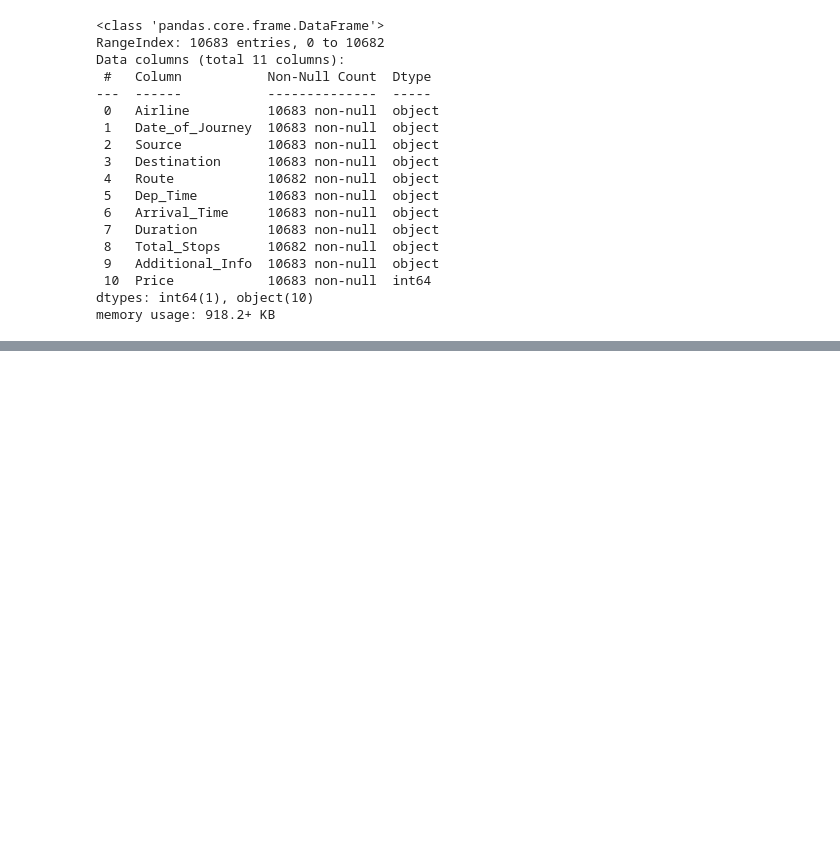
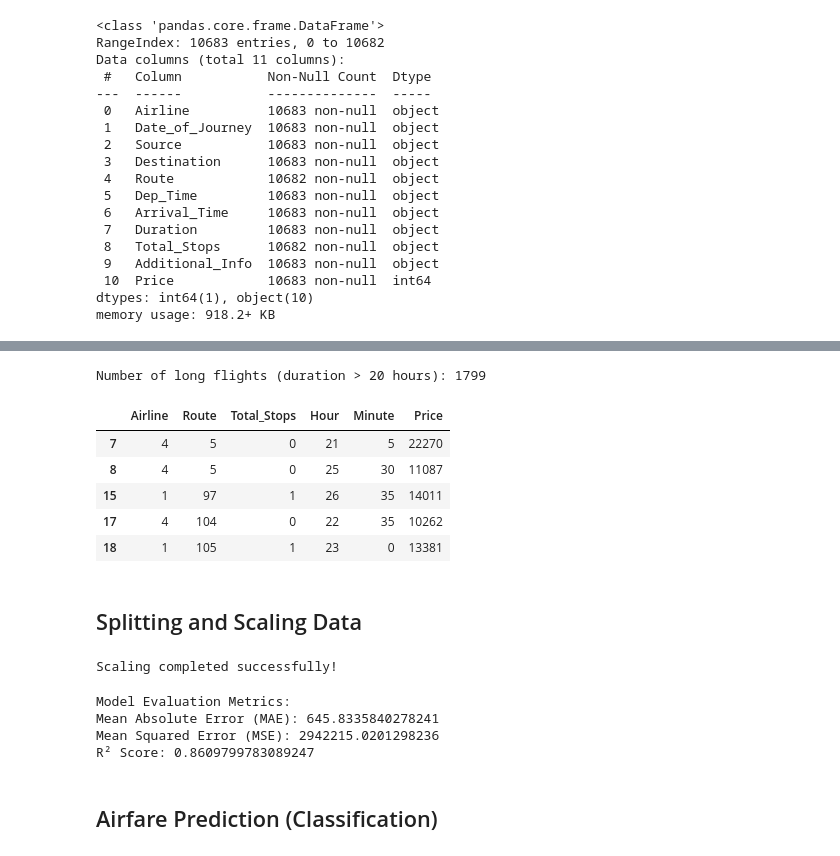
Before and after one commit to JB250101/INFO8665--Airplane, a Jupyter notebook: airplane.ipynb, the cells around one changed output, grey strips where cells are left out. Cells and saved outputs as stored; diff of their text form; code cells hidden in the pictures; blank space fills up the shorter version.

```diff
--- a/airplane.ipynb
+++ b/airplane.ipynb
@@ -136,0 +172,32 @@ ValueError: Mime type rendering requires nbformat>=4.2.0 but it is not installed
+# %%
+long_flights = df[df['Hour'] > 20]
+print(f"Number of long flights (duration > 20 hours): {len(long_flights)}")
+
+# Show sample long-haul flights
+long_flights[['Airline', 'Route', 'Total_Stops', 'Hour', 'Minute', 'Price']].head()
+# %% [output]
+Number of long flights (duration > 20 hours): 1799
+|  | Airline | Route | Total_Stops | Hour | Minute | Price |
+| 7 | 4 | 5 | 0 | 21 | 5 | 22270 |
+| 8 | 4 | 5 | 0 | 25 | 30 | 11087 |
+| 15 | 1 | 97 | 1 | 26 | 35 | 14011 |
+| 17 | 4 | 104 | 0 | 22 | 35 | 10262 |
+| 18 | 1 | 105 | 1 | 23 | 0 | 13381 |
+# %% [markdown]
+## Splitting and Scaling Data
+# %%
+# Define the feature matrix and target
+X = df.drop(['Price'], axis=1)  # Assuming 'Price' is the target variable
+y = df['Price']
+
+# Train-test split
+X_train, X_test, y_train, y_test = train_test_split(X, y, test_size=0.2, random_state=42)
+
+# Scale the data
+scaler = StandardScaler()
+X_train_scaled = scaler.fit_transform(X_train)
+X_test_scaled = scaler.transform(X_test)
+
+print("Scaling completed successfully!")
+# %% [output]
+Scaling completed successfully!
@@ -136,0 +211,17 @@ ValueError: Mime type rendering requires nbformat>=4.2.0 but it is not installed
+# %%
+# Evaluate the model
+mae = mean_absolute_error(y_test, y_pred)
+mse = mean_squared_error(y_test, y_pred)
+r2 = r2_score(y_test, y_pred)
+
+print("Model Evaluation Metrics:")
+print(f"Mean Absolute Error (MAE): {mae}")
+print(f"Mean Squared Error (MSE): {mse}")
+print(f"R² Score: {r2}")
+# %% [output]
+Model Evaluation Metrics:
+Mean Absolute Error (MAE): 645.8335840278241
+Mean Squared Error (MSE): 2942215.0201298236
+R² Score: 0.8609799783089247
+# %% [markdown]
+## Airfare Prediction (Classification)
```
Also changed, not shown: parts of 9 cells of this notebook.
